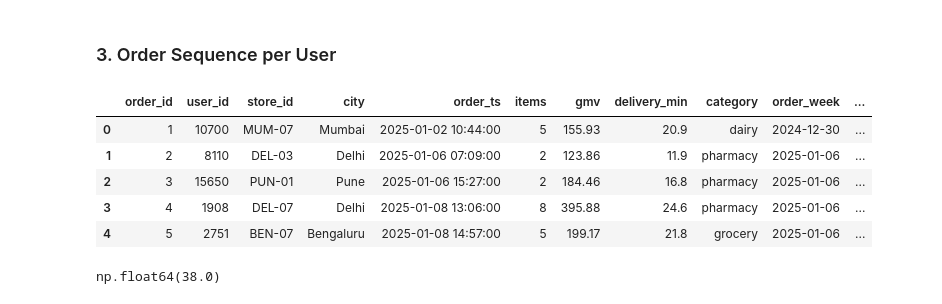
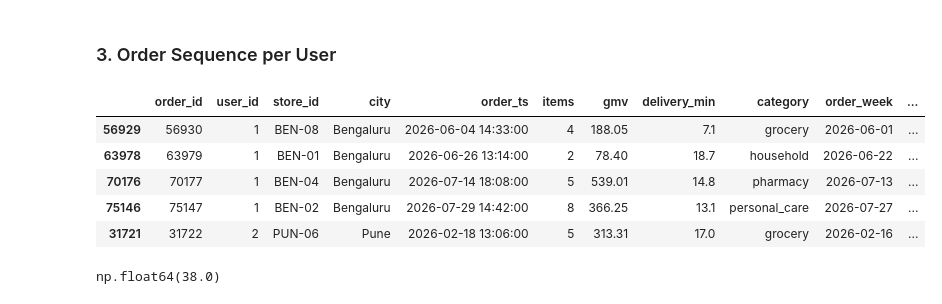
Before and after one commit to souravjain122/ds-prep, a Jupyter notebook: notebooks/03_window_functions.ipynb, the cells around one changed output. Drawn from its saved outputs; the diff is of its cells as text; code cells hidden in the pictures.

Commit message:
First order gmv comparison to evaluate NA, pre sorting orders dataframe, restart and ran all again

```diff
--- a/notebooks/03_window_functions.ipynb
+++ b/notebooks/03_window_functions.ipynb
@@ -181,45 +181,50 @@ Here we have created a base of order dates and cities. If we hadn't created that
 # %% [markdown]
 ### 3. Order Sequence per User
 # %%
+orders = orders.sort_values(
+    by = ["user_id", "order_ts"],
+    ascending = [True, True]
+)
+
 orders["order_number"] = (
     orders
     .groupby(["user_id"])["order_ts"]
     .rank(
         method = "first",
         ascending = True
     )
 )
 
 orders["prev_order_ts"] = (
     orders
-    .sort_values(["user_id", "order_ts"])
     .groupby("user_id")["order_ts"]
     .shift(1)
 )
 
 orders["days_since_prev_order"] = (
     orders["order_ts"] - orders["prev_order_ts"]
 ).dt.days
 
 orders["prev_order_gmv"] = (
     orders
-    .sort_values(["user_id", "order_ts"])
     .groupby("user_id")["gmv"]
     .shift(1)
 )
 
-orders["is_higher_gmv_than_prev_order"] = (
+orders["is_higher_gmv_than_prev_order"] = np.where(
+    orders["prev_order_gmv"].isnull(),
+    pd.NA,
     orders["gmv"] > orders["prev_order_gmv"]
 )
 
 orders.head()
 # %% [output]
 |  | order_id | user_id | store_id | city | order_ts | items | gmv | delivery_min | category | order_week | ... |
-| 0 | 1 | 10700 | MUM-07 | Mumbai | 2025-01-02 10:44:00 | 5 | 155.93 | 20.9 | dairy | 2024-12-30 | ... |
-| 1 | 2 | 8110 | DEL-03 | Delhi | 2025-01-06 07:09:00 | 2 | 123.86 | 11.9 | pharmacy | 2025-01-06 | ... |
-| 2 | 3 | 15650 | PUN-01 | Pune | 2025-01-06 15:27:00 | 2 | 184.46 | 16.8 | pharmacy | 2025-01-06 | ... |
-| 3 | 4 | 1908 | DEL-07 | Delhi | 2025-01-08 13:06:00 | 8 | 395.88 | 24.6 | pharmacy | 2025-01-06 | ... |
-| 4 | 5 | 2751 | BEN-07 | Bengaluru | 2025-01-08 14:57:00 | 5 | 199.17 | 21.8 | grocery | 2025-01-06 | ... |
+| 56929 | 56930 | 1 | BEN-08 | Bengaluru | 2026-06-04 14:33:00 | 4 | 188.05 | 7.1 | grocery | 2026-06-01 | ... |
+| 63978 | 63979 | 1 | BEN-01 | Bengaluru | 2026-06-26 13:14:00 | 2 | 78.40 | 18.7 | household | 2026-06-22 | ... |
+| 70176 | 70177 | 1 | BEN-04 | Bengaluru | 2026-07-14 18:08:00 | 5 | 539.01 | 14.8 | pharmacy | 2026-07-13 | ... |
+| 75146 | 75147 | 1 | BEN-02 | Bengaluru | 2026-07-29 14:42:00 | 8 | 366.25 | 13.1 | personal_care | 2026-07-27 | ... |
+| 31721 | 31722 | 2 | PUN-06 | Pune | 2026-02-18 13:06:00 | 5 | 313.31 | 17.0 | grocery | 2026-02-16 | ... |
 # %%
 second_orders = orders[orders["order_number"] == 2]
 
```
